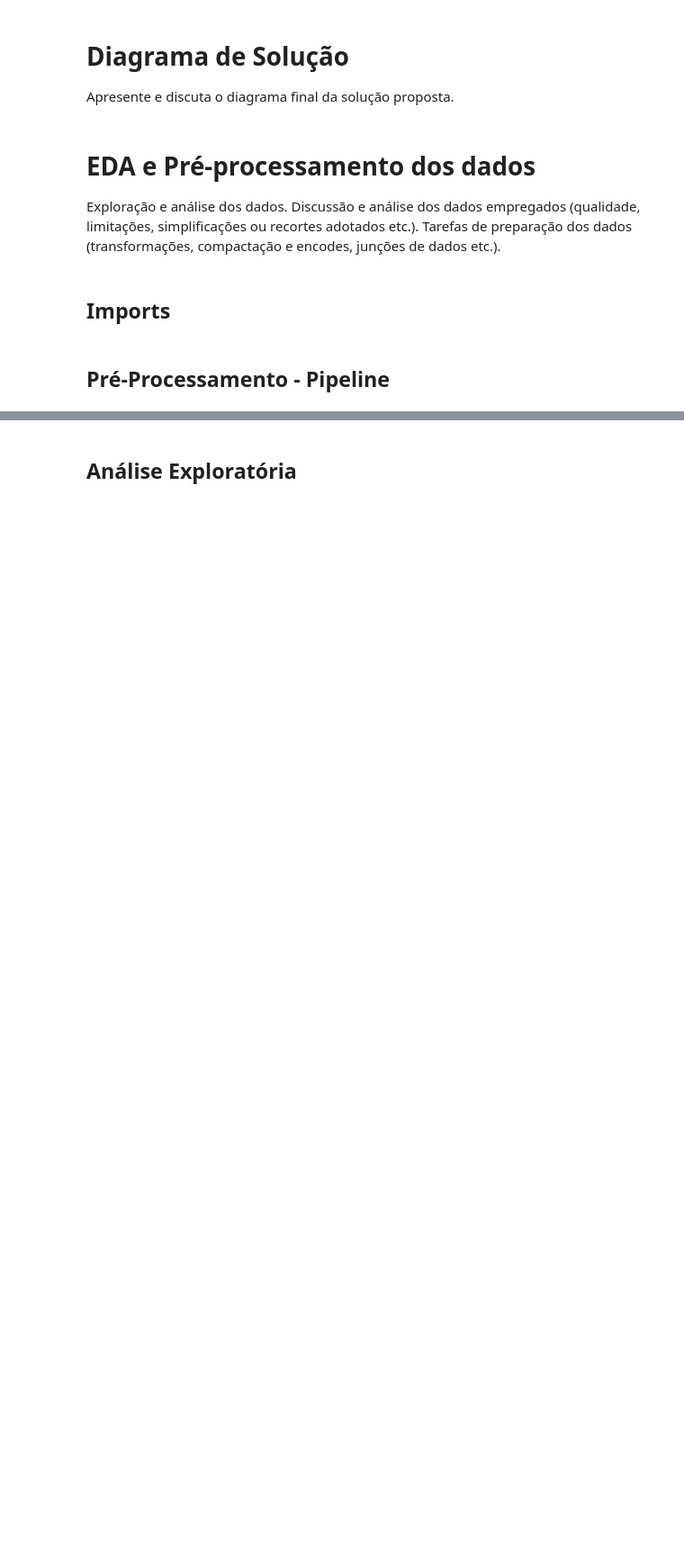
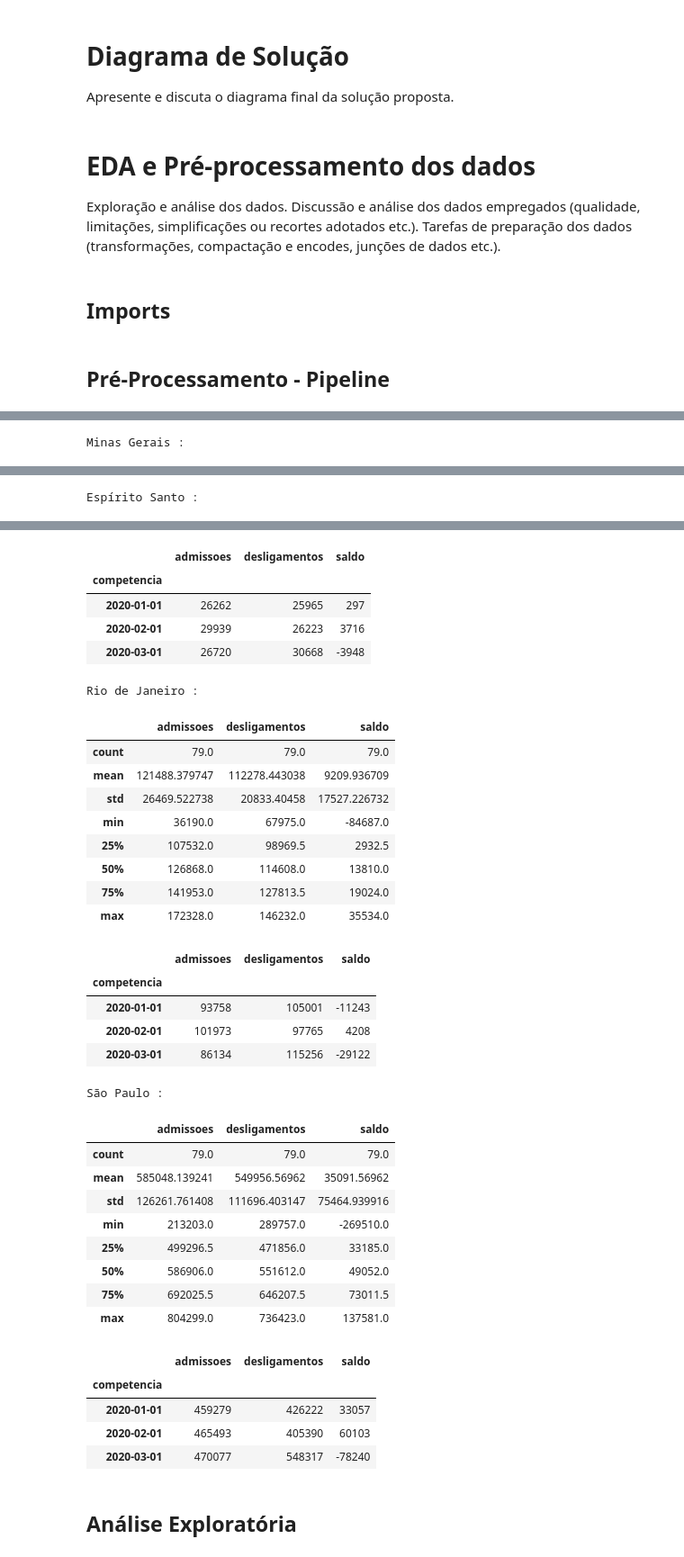
Before and after one commit to TimoteoSantana/cdProjetoAplicadoIV, a Jupyter notebook: projeto/cd_projeto_aplicado_IV_doc._com CRONGR REF TEOR.ipynb, the cells around one changed output, grey strips where cells are left out. Shown at 90% size. Saved outputs shown, nothing was run; the diff lists cells and outputs as text; code cells hidden in the pictures; blank space fills up the shorter version.

```diff
--- a/projeto/cd_projeto_aplicado_IV_doc._com CRONGR REF TEOR.ipynb
+++ b/projeto/cd_projeto_aplicado_IV_doc._com CRONGR REF TEOR.ipynb
@@ -109,0 +150,8 @@ import pandas as pd
+# %%
+for i,j in time_series_df.items():
+    print(i,":")
+    display(j.describe())
+    display(j.head(3))
+    print()
+# %% [output]
+Minas Gerais :
@@ -109,0 +172 @@ import pandas as pd
+Espírito Santo :
@@ -110,2 +182,37 @@ import pandas as pd
+|  | admissoes | desligamentos | saldo |
+| competencia |  |  |  |
+| 2020-01-01 | 26262 | 25965 | 297 |
+| 2020-02-01 | 29939 | 26223 | 3716 |
+| 2020-03-01 | 26720 | 30668 | -3948 |
+Rio de Janeiro :
+|  | admissoes | desligamentos | saldo |
+| count | 79.0 | 79.0 | 79.0 |
+| mean | 121488.379747 | 112278.443038 | 9209.936709 |
+| std | 26469.522738 | 20833.40458 | 17527.226732 |
+| min | 36190.0 | 67975.0 | -84687.0 |
+| 25% | 107532.0 | 98969.5 | 2932.5 |
+| 50% | 126868.0 | 114608.0 | 13810.0 |
+| 75% | 141953.0 | 127813.5 | 19024.0 |
+| max | 172328.0 | 146232.0 | 35534.0 |
+|  | admissoes | desligamentos | saldo |
+| competencia |  |  |  |
+| 2020-01-01 | 93758 | 105001 | -11243 |
+| 2020-02-01 | 101973 | 97765 | 4208 |
+| 2020-03-01 | 86134 | 115256 | -29122 |
+São Paulo :
+|  | admissoes | desligamentos | saldo |
+| count | 79.0 | 79.0 | 79.0 |
+| mean | 585048.139241 | 549956.56962 | 35091.56962 |
+| std | 126261.761408 | 111696.403147 | 75464.939916 |
+| min | 213203.0 | 289757.0 | -269510.0 |
+| 25% | 499296.5 | 471856.0 | 33185.0 |
+| 50% | 586906.0 | 551612.0 | 49052.0 |
+| 75% | 692025.5 | 646207.5 | 73011.5 |
+| max | 804299.0 | 736423.0 | 137581.0 |
+|  | admissoes | desligamentos | saldo |
+| competencia |  |  |  |
+| 2020-01-01 | 459279 | 426222 | 33057 |
+| 2020-02-01 | 465493 | 405390 | 60103 |
+| 2020-03-01 | 470077 | 548317 | -78240 |
 # %% [markdown]
 ## Análise Exploratória
```
Also changed, not shown: parts of 13 cells of this notebook, 5 other files.
